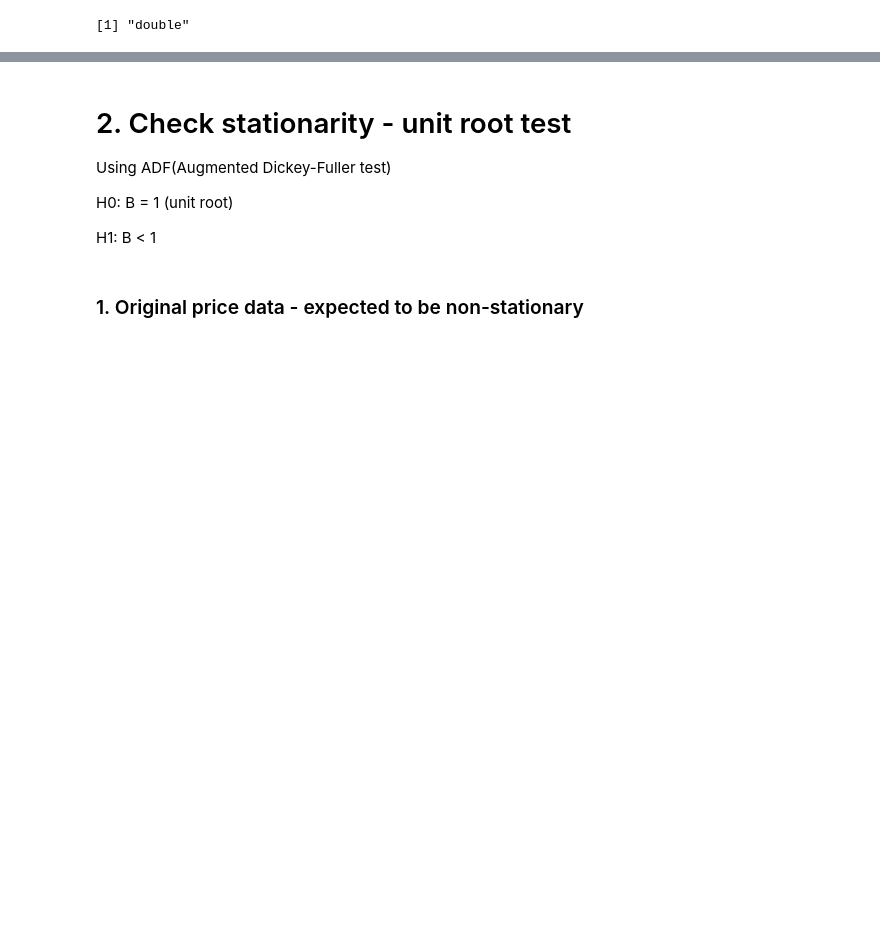
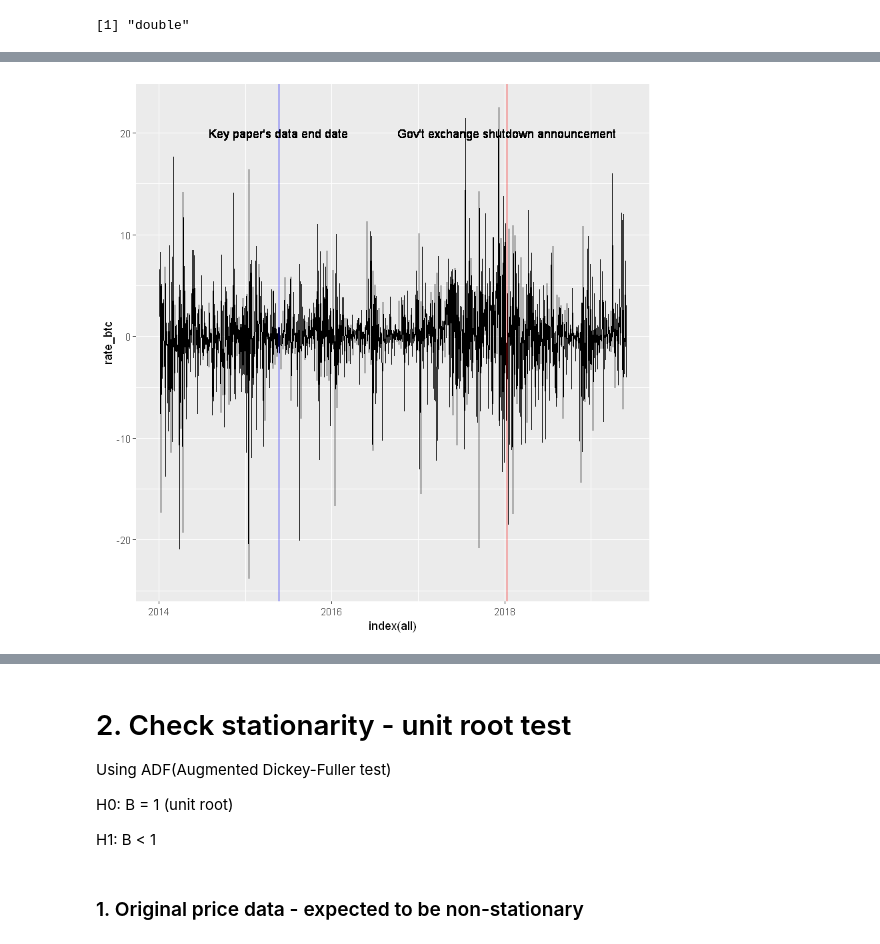
Before and after one commit to jaepil-choi/KIS_Research, a Jupyter notebook: coin-GARCH-R.ipynb, the cells around one changed output, grey strips where cells are left out. Cells and saved outputs as stored; diff of their text form; code cells hidden in the pictures; blank space fills up the shorter version.

```diff
--- a/coin-GARCH-R.ipynb
+++ b/coin-GARCH-R.ipynb
@@ -123,0 +124,16 @@ abline(v=as.Date("2018-01-10"), col='red', cex=100)
+# %%
+all$rate_btc <- diff(log(all$close)*100, lag=1)
+all$rate_vol_btc <- diff(log(all$vol_btc)*100, lag=1)
+all$rate_gold_usd <- diff(log(all$gold_usd)*100, lag=1)
+all$rate_kospi <- diff(log(all$kospi)*100, lag=1)
+all$rate_ex_rate <- diff(log(all$ex_rate)*100, lag=1)
+
+all <- all[-1,]
+# %%
+rate_btc_plot <- ggplot(data=all, aes(x=index(all), y=rate_btc)) + geom_line() +
+geom_vline(xintercept=crash_date, color='red') + geom_text(aes(x=crash_date, label="Gov't exchange shutdown announcement", y=20)) +
+geom_vline(xintercept=keypaper_date, color='blue') + geom_text(aes(x=keypaper_date, label="Key paper's data end date", y=20))
+
+rate_btc_plot
+# %% [output]
+[figure, added]
```
Also changed, not shown: parts of 30 cells of this notebook, 4 other files.
